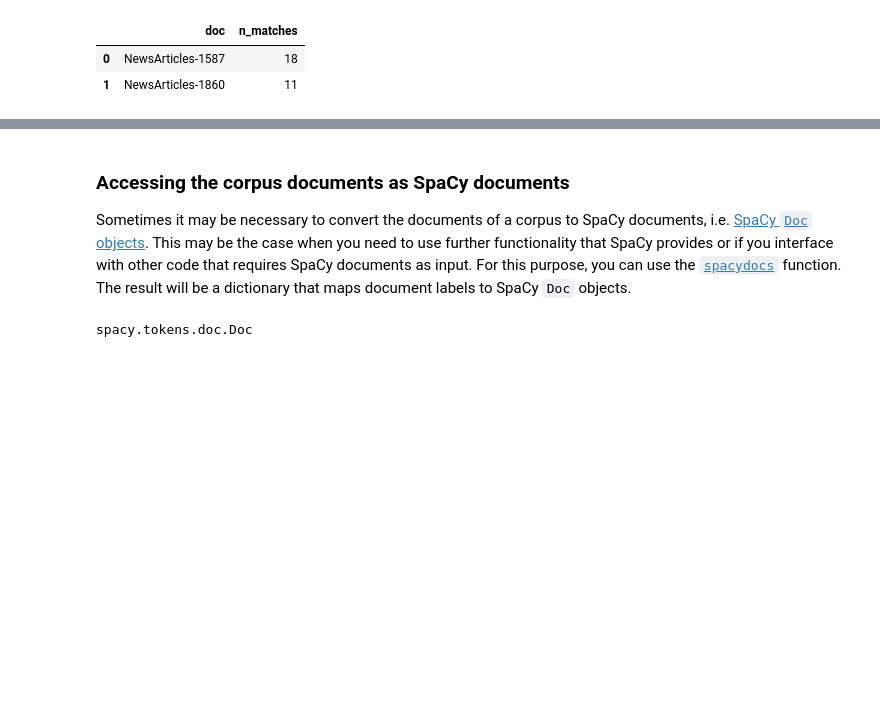
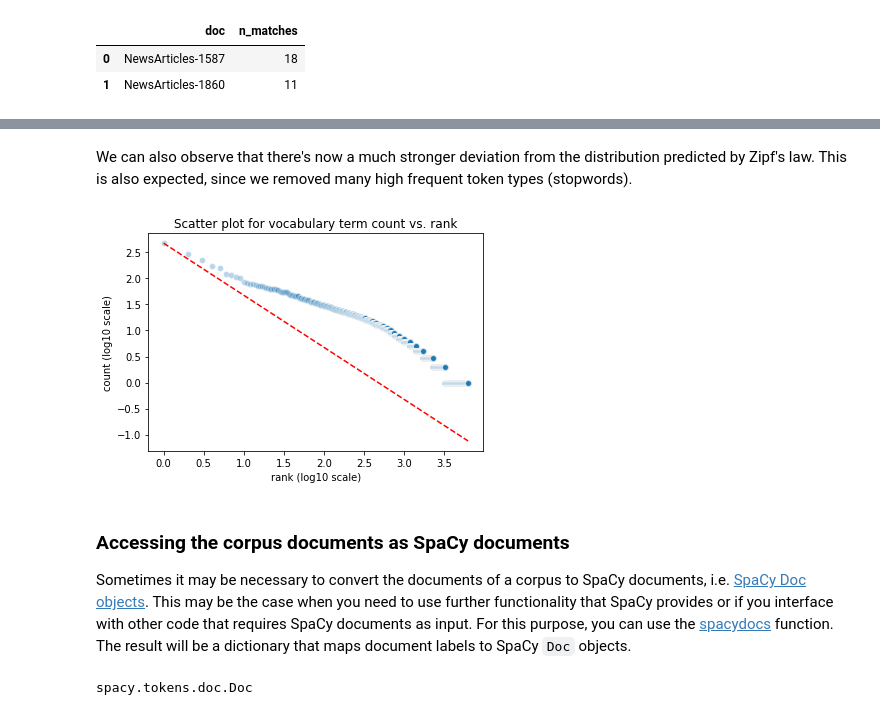
Before and after one commit to WZBSocialScienceCenter/tmtoolkit, a Jupyter notebook: doc/source/preprocessing.ipynb, the cells around one changed output, grey strips where cells are left out. Drawn from its saved outputs; the diff is of its cells as text; code cells hidden in the pictures; blank space fills up the shorter version.

```diff
--- a/doc/source/preprocessing.ipynb
+++ b/doc/source/preprocessing.ipynb
@@ -934,7 +974,15 @@ find_documents(corpus_norm, 'north_korea*', match_type='glob' , as_table='-n_mat
+# %% [markdown]
+We can also observe that there's now a much stronger deviation from the distribution predicted by Zipf's law. This is also expected, since we removed many high frequent token types (stopwords).
+# %%
+fig, ax = plt.subplots()
+plot_ranked_vocab_counts(fig, ax, corpus_norm, zipf=True)
+plt.show();
+# %% [output]
+[figure, added]
 # %% [markdown]
 ### Accessing the corpus documents as SpaCy documents
 
-Sometimes it may be necessary to convert the documents of a corpus to SpaCy documents, i.e. [SpaCy `Doc` objects](https://spacy.io/api/doc). This may be the case when you need to use further functionality that SpaCy provides or if you interface with other code that requires SpaCy documents as input. For this purpose, you can use the [`spacydocs`](api.rst#TODO) function. The result will be a dictionary that maps document labels to SpaCy `Doc` objects.
+Sometimes it may be necessary to convert the documents of a corpus to SpaCy documents, i.e. [SpaCy Doc objects](https://spacy.io/api/doc). This may be the case when you need to use further functionality that SpaCy provides or if you interface with other code that requires SpaCy documents as input. For this purpose, you can use the [spacydocs](api.rst#tmtoolkit.corpus.spacydocs) function. The result will be a dictionary that maps document labels to SpaCy `Doc` objects.
 # %%
 from tmtoolkit.corpus import spacydocs
 
```
Also changed, not shown: parts of 65 cells of this notebook, 4 other files.
